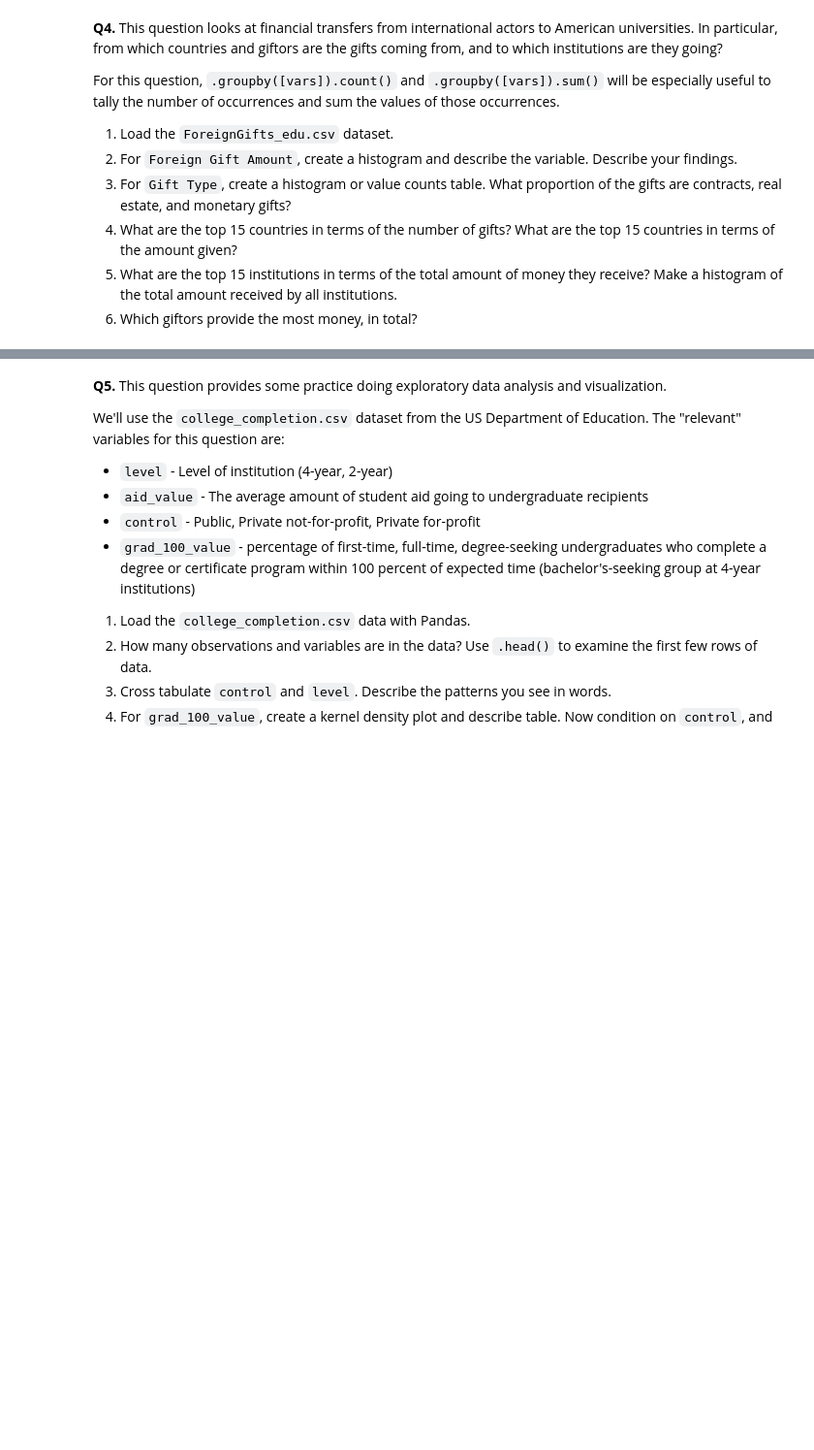
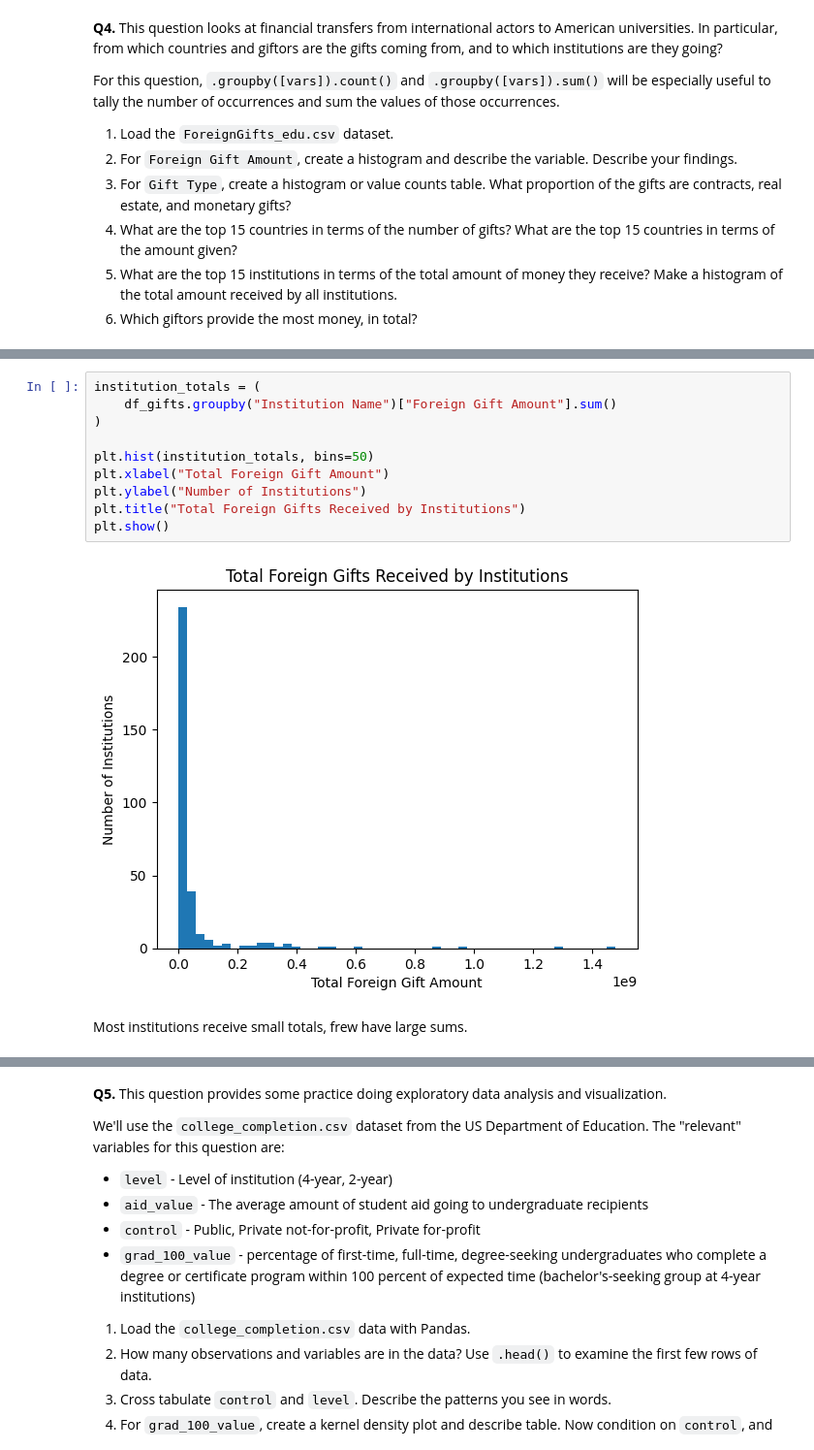
Before and after one commit to JasonYe05/undergrad_ml_assignments, a Jupyter notebook: 01_assignment_wrangling_and_eda.ipynb, the cells around one changed output, grey strips where cells are left out. Shown at 97% size. Saved outputs shown, nothing was run; the diff lists cells and outputs as text; blank space fills up the shorter version.

```diff
--- a/01_assignment_wrangling_and_eda.ipynb
+++ b/01_assignment_wrangling_and_eda.ipynb
@@ -307,0 +420,14 @@ For this question, `.groupby([vars]).count()` and `.groupby([vars]).sum()` will
+# %%
+institution_totals = (
+    df_gifts.groupby("Institution Name")["Foreign Gift Amount"].sum()
+)
+
+plt.hist(institution_totals, bins=50)
+plt.xlabel("Total Foreign Gift Amount")
+plt.ylabel("Number of Institutions")
+plt.title("Total Foreign Gifts Received by Institutions")
+plt.show()
+# %% [output]
+[figure, added]
+# %% [markdown]
+Most institutions receive small totals, frew have large sums.
```
Also changed, not shown: parts of 11 cells of this notebook.
